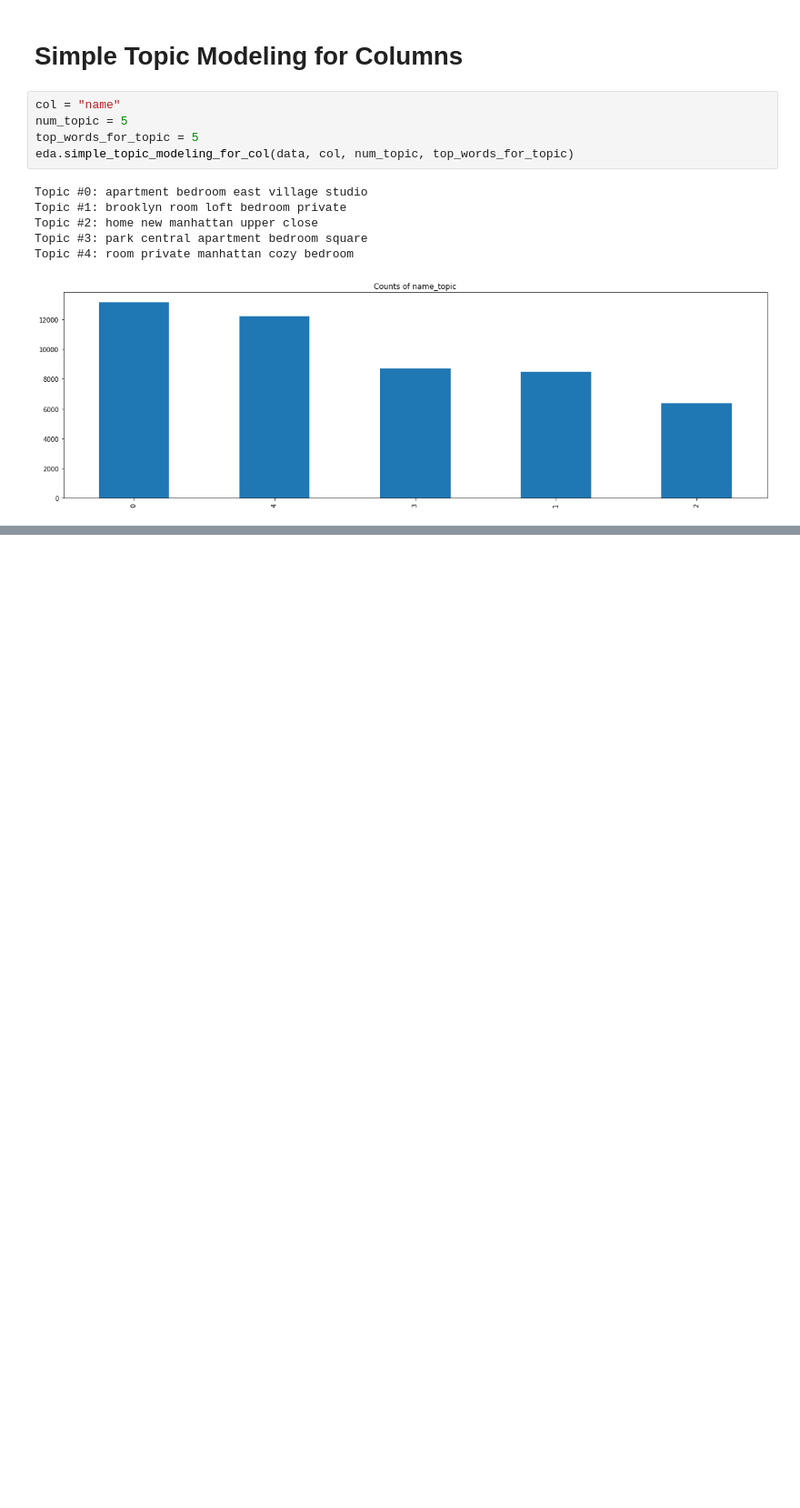
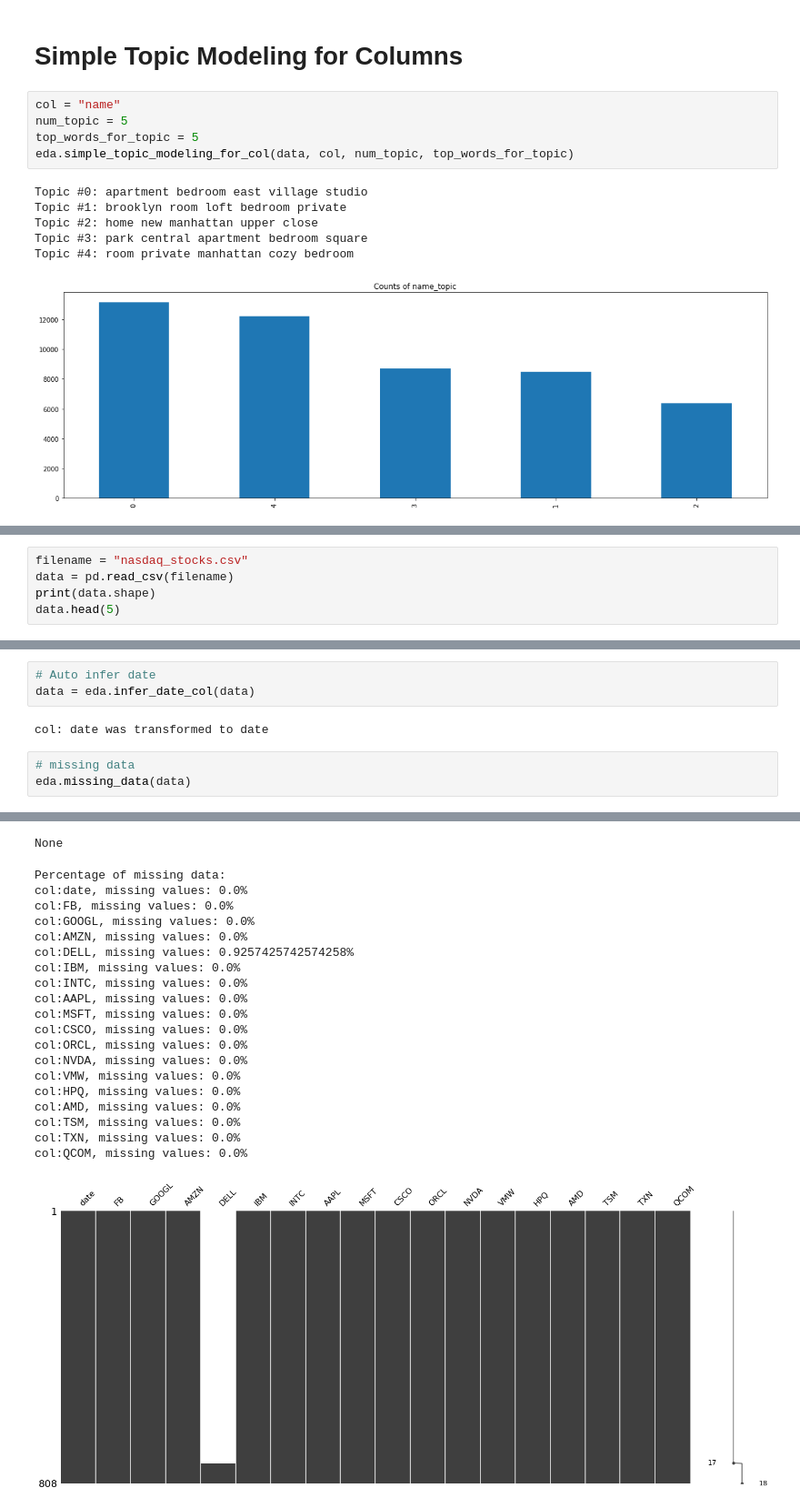
Before and after one commit to gefena/eda_utils, a Jupyter notebook: code/eda_example.ipynb, the cells around one changed output, grey strips where cells are left out. Shown at 91% size. Cells and saved outputs as stored; diff of their text form; blank space fills up the shorter version.

```diff
--- a/code/eda_example.ipynb
+++ b/code/eda_example.ipynb
@@ -448,0 +470,5 @@ Topic #4: room private manhattan cozy bedroom
+# %%
+filename = "nasdaq_stocks.csv"
+data = pd.read_csv(filename)
+print(data.shape)
+data.head(5)
@@ -448,0 +483,9 @@ Topic #4: room private manhattan cozy bedroom
+# %%
+# Auto infer date
+data = eda.infer_date_col(data)
+# %% [output]
+col: date was transformed to date
+# %%
+# missing data
+eda.missing_data(data)
+# %% [output]
@@ -448,0 +509,21 @@ Topic #4: room private manhattan cozy bedroom
+None
+Percentage of missing data:
+col:date, missing values: 0.0%
+col:FB, missing values: 0.0%
+col:GOOGL, missing values: 0.0%
+col:AMZN, missing values: 0.0%
+col:DELL, missing values: 0.9257425742574258%
+col:IBM, missing values: 0.0%
+col:INTC, missing values: 0.0%
+col:AAPL, missing values: 0.0%
+col:MSFT, missing values: 0.0%
+col:CSCO, missing values: 0.0%
+col:ORCL, missing values: 0.0%
+col:NVDA, missing values: 0.0%
+col:VMW, missing values: 0.0%
+col:HPQ, missing values: 0.0%
+col:AMD, missing values: 0.0%
+col:TSM, missing values: 0.0%
+col:TXN, missing values: 0.0%
+col:QCOM, missing values: 0.0%
+[figure, added]
```
Also changed, not shown: parts of 13 cells of this notebook, 2 other files.
